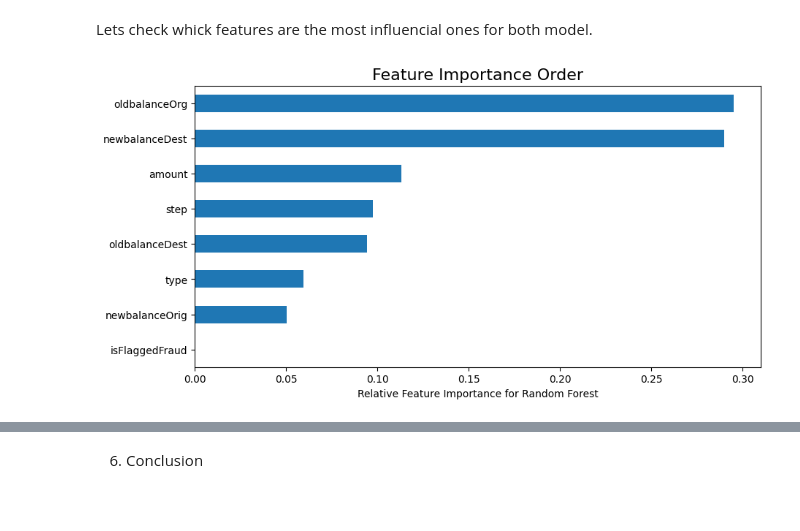
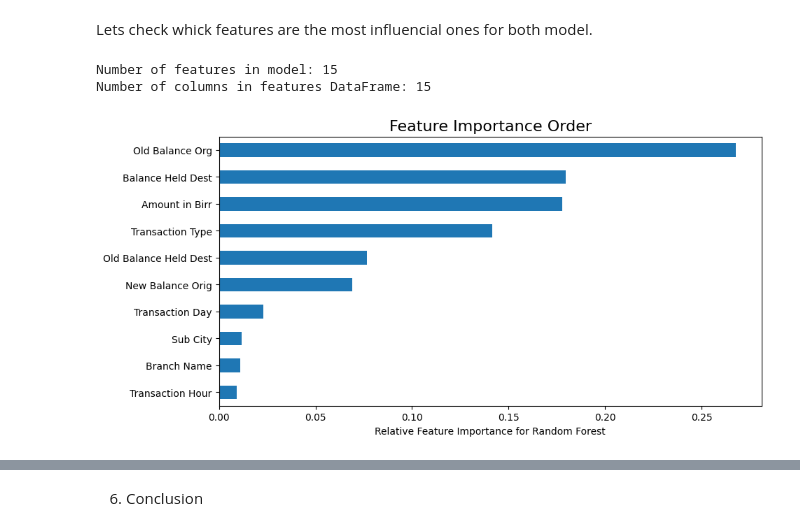
Before and after one commit to amehaabera/Money-Laundering-Using-Machine-Learning, a Jupyter notebook: Money Laundering Using Machine Learning.ipynb, the cells around one changed output, grey strips where cells are left out. Drawn from its saved outputs; the diff is of its cells as text; code cells hidden in the pictures; blank space fills up the shorter version.

```diff
--- a/Money Laundering Using Machine Learning.ipynb
+++ b/Money Laundering Using Machine Learning.ipynb
@@ -440,11 +570,11 @@ from sklearn.preprocessing import LabelEncoder
 import warnings
 warnings.filterwarnings("ignore")
 # %%
-# Assuming your dataframe df has been defined
+# Assuming your dataframe data has been defined
 # Slice the target and features from the dataset
 
-features = df.drop('isFraud', axis=1)
-target = df['isFraud']
+features = data.drop('is Fraud', axis=1)
+target = data['is Fraud']
 
 # If there are categorical columns, encode them
 for col in features.select_dtypes(include=['object']).columns:
@@ -764,20 +894,17 @@ The performence increased dramatically for both models. Having almost 100% accur
 # %% [markdown]
 I had a huge dataset at the beginning and I did random sampling to reduce the computational laod. But I have a lot more natural fraud data point in this dataset that I can use. Insted of creating syntetic data I will choose those pints and randomly choose the safe transaction data points to get less skewed sample for my models.
 # %%
-#Filter the only types that fraud transaction occurs
-data2=data[data['type'].isin(['TRANSFER','CASH_OUT'])]
-#Slice data in to fraud and safe by isFraud values
-safe_2 = data2[data2['isFraud']==0]
-fraud_2 = data2[data2['isFraud']==1]
-#get 50000 random sample from the safe transactions
-safe_sample=safe_2.sample(n=50000, random_state=1)
-safe_sample=safe_sample.sort_index()
-safe_samplef=safe_sample.reset_index(drop=True)
-#combine all fraud observation and 50000 safe transaction data in to df3
-df3=pd.concat([safe_sample,fraud_2])
+# Slice data into fraud and safe by isFraud values
+safe_2 = data[data['is Fraud'] == 0]
+fraud_2 = data[data['is Fraud'] == 1]
+
+# Get 50,000 random samples from the safe transactions
+safe_sample = safe_2.sample(n=50000, random_state=1)
+safe_sample = safe_sample.sort_index()
+safe_samplef = safe_sample.reset_index(drop=True)
+
+# Combine all fraud observations and 50,000 safe transaction data into df3
+df3 = pd.concat([safe_sample, fraud_2])
 df3.reset_index(drop=True)
-#drop name columns
-df3=df3.drop(['nameOrig', 'nameDest'], axis=1)
-#Binary-encoding of labelled data in 'type'
-df3.loc[df3.type == 'CASH_OUT', 'type'] = 1
-df3.loc[df3.type == 'TRANSFER', 'type'] = 0
+
+df3.head()
@@ -795,8 +929,8 @@ The new dataset with totally natural data is ready for going in to our models. T
 Running models with subsampled organic data
 # %%
 #Slice the target and features from the dataset
-features2=df3.drop('isFraud', axis=1)
-target2 =df3.isFraud
+features2=df3.drop('is Fraud', axis=1)
+target2 =df3['is Fraud']
 # split the data into train and test
 X_train2, X_test2, y_train2, y_test2 = train_test_split(features2, target2, test_size=0.2)
 # %%
@@ -975,15 +1085,28 @@ Best params:
 5. Feature Importance
 # %% [markdown]
 Lets check whick features are the most influencial ones for both model.
+# %%
+# Check the number of features in the model and the DataFrame
+print(f"Number of features in model: {len(rf_model.feature_importances_)}")
+print(f"Number of columns in features DataFrame: {len(features.columns)}")
+# %% [output]
+Number of features in model: 15
+Number of columns in features DataFrame: 15
 # %%
+# Identify the columns used for training the model
+model_features = features.columns[:15]  # Adjust this if the extra column is not the last one
+
+# Remove the extra column from the features DataFrame
+features = features[model_features]
+
 # plot the important features - based on Random Forest
 feat_importances = pd.Series(rf_model.feature_importances_, index=features.columns)
 ax.set_ylabel('features', size = 16);
 feat_importances.nlargest(10).sort_values().plot(kind='barh', figsize=(10,5))
 plt.xlabel('Relative Feature Importance for Random Forest');
 plt.title('Feature Importance Order', size = 16);
 # %% [output]
-[figure, old version]
+[figure, new version]
 # %%
 # plot the important features - based on XGBOOST
 from xgboost import plot_importance
```
Also changed, not shown: parts of 115 cells of this notebook.
